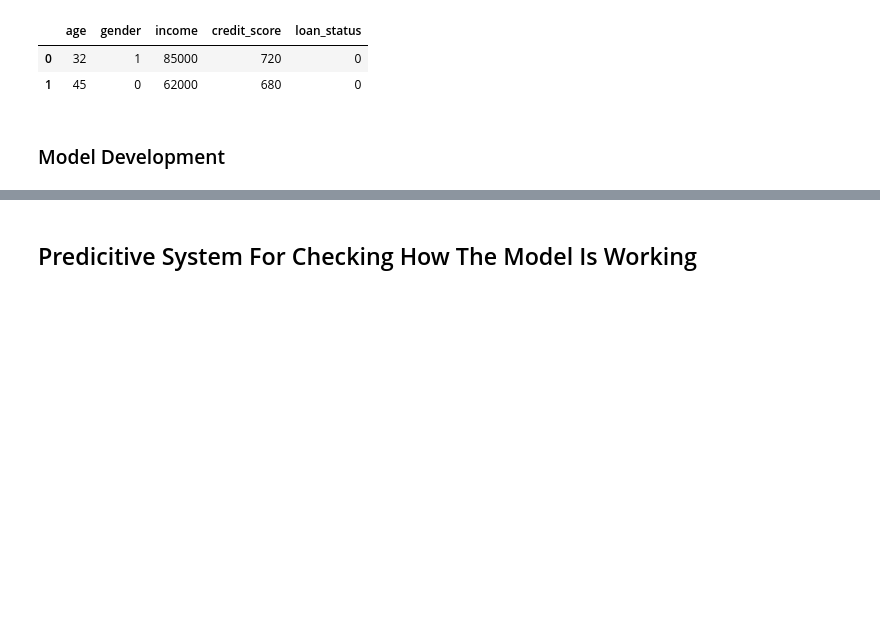
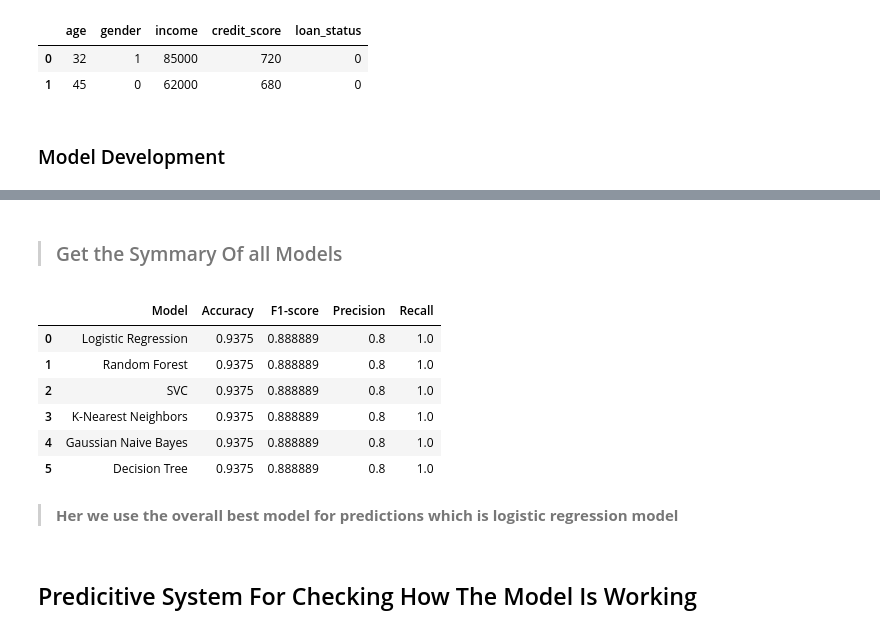
Before and after one commit to Itashish2876/Loan_Project-, a Jupyter notebook: Loan_Assignment.ipynb, the cells around one changed output, grey strips where cells are left out. Drawn from its saved outputs; the diff is of its cells as text; code cells hidden in the pictures; blank space fills up the shorter version.

```diff
--- a/Loan_Assignment.ipynb
+++ b/Loan_Assignment.ipynb
@@ -354,5 +269,0 @@ weighted avg       0.95      0.94      0.94        16
-# %%
-from sklearn.svm import SVC
-svc_model = SVC()
-svc_model.fit(X_train ,y_train)
-svc_pre = svc_model.predict(X_test)
@@ -395,5 +269,0 @@ weighted avg       0.95      0.94      0.94        16
-# %%
-from sklearn.neighbors import KNeighborsClassifier
-knn = KNeighborsClassifier()
-knn.fit(X_train,y_train)
-knn_pre =knn.predict(X_test)
@@ -436,5 +269,0 @@ weighted avg       0.95      0.94      0.94        16
-# %%
-from sklearn.tree import DecisionTreeClassifier
-dt = DecisionTreeClassifier()
-dt.fit(X_train,y_train)
-dec_pred = dt.predict(X_test)
@@ -477,5 +269,0 @@ weighted avg       0.95      0.94      0.94        16
-# %%
-from sklearn.naive_bayes import GaussianNB
-nb = GaussianNB()
-nb.fit(X_train , y_train)
-nb_pred = nb.predict(X_test)
@@ -515,0 +320,40 @@ weighted avg       0.95      0.94      0.94        16
+# %% [markdown]
+>### Get the Symmary Of all Models
+# %%
+from sklearn.metrics import accuracy_score , f1_score , precision_score , recall_score
+# Initialize models
+models = {
+    'Logistic Regression': LogisticRegression(),
+    'Random Forest': RandomForestClassifier(),
+    'SVC': SVC(),
+    'K-Nearest Neighbors': KNeighborsClassifier(),
+    'Gaussian Naive Bayes': GaussianNB(),
+    'Decision Tree': DecisionTreeClassifier()
+}
+
+# Train and evaluate models
+results = []
+for name, model in models.items():
+    model.fit(X_train, y_train)
+    y_pred = model.predict(X_test)
+    accuracy = accuracy_score(y_test, y_pred)
+    f1 = f1_score(y_test, y_pred)
+    precision = precision_score(y_test, y_pred)
+    recall = recall_score(y_test, y_pred)
+    results.append([name , accuracy, f1, precision, recall])
+
+# Create DataFrame from results
+results_df = pd.DataFrame(results, columns=['Model', 'Accuracy', 'F1-score', 'Precision', 'Recall'])
+
+# Print the DataFrame
+results_df
+# %% [output]
+|  | Model | Accuracy | F1-score | Precision | Recall |
+| 0 | Logistic Regression | 0.9375 | 0.888889 | 0.8 | 1.0 |
+| 1 | Random Forest | 0.9375 | 0.888889 | 0.8 | 1.0 |
+| 2 | SVC | 0.9375 | 0.888889 | 0.8 | 1.0 |
+| 3 | K-Nearest Neighbors | 0.9375 | 0.888889 | 0.8 | 1.0 |
+| 4 | Gaussian Naive Bayes | 0.9375 | 0.888889 | 0.8 | 1.0 |
+| 5 | Decision Tree | 0.9375 | 0.888889 | 0.8 | 1.0 |
+# %% [markdown]
+> **Her we use the overall best model for predictions which is logistic regression model**
```
Also changed, not shown: parts of 38 cells of this notebook, 1 other file.
